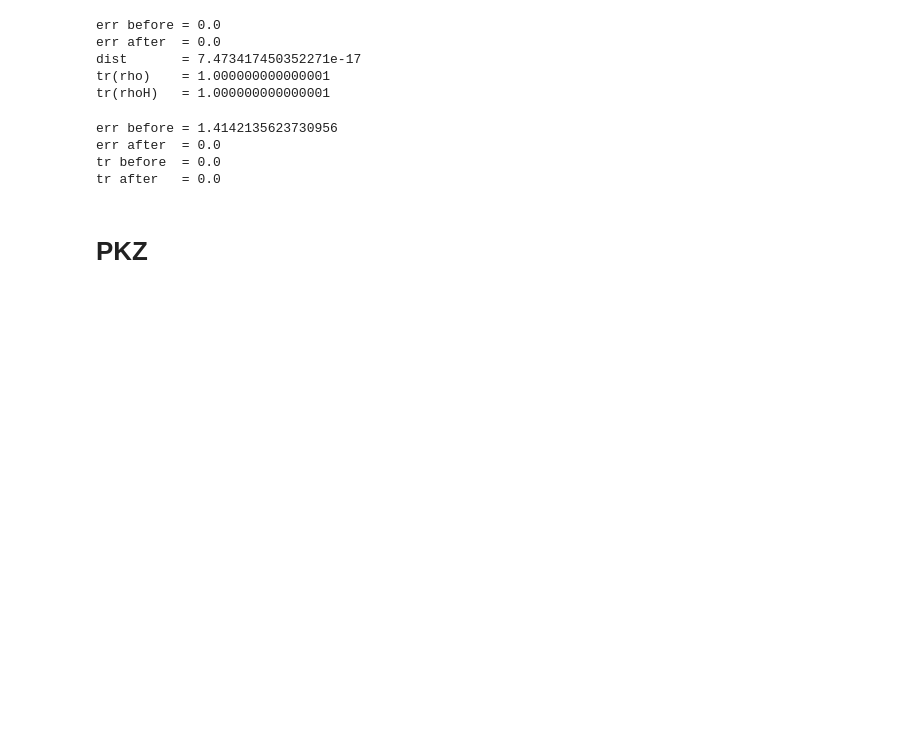
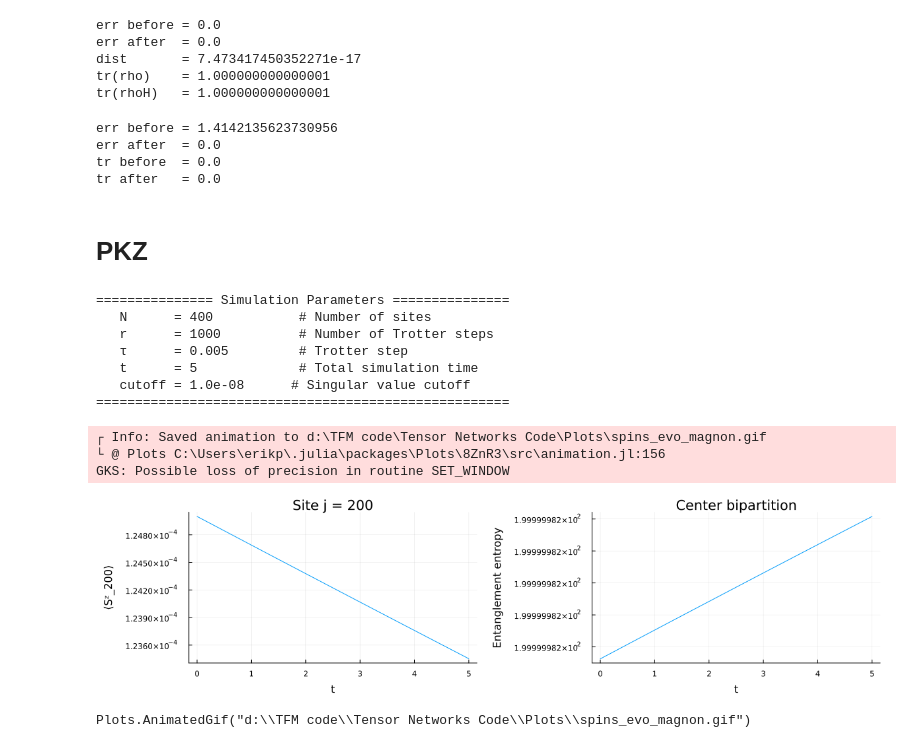
Before and after one commit to eriknbd/Tensor-Network-Heisenberg-time-evolution, a Jupyter notebook: Mixed MPO.ipynb, the cells around one changed output. Saved outputs shown, nothing was run; the diff lists cells and outputs as text; code cells hidden in the pictures; blank space fills up the shorter version.

Commit message:
Add KPZ scaling analysis and optimize purified MPS evolution

```diff
--- a/Mixed MPO.ipynb
+++ b/Mixed MPO.ipynb
@@ -198,3 +156,35 @@ tr before  = 0.0
 tr after   = 0.0
 # %% [markdown]
 # PKZ
+# %%
+# =============== Initial Mixed State ============== #
+N = 400
+μ = 0.0005
+ρ0, sites = initial_rho_mu(N, μ; normalize=true, conserve_qns=true)
+_normalize!(ρ0)
+
+# ============== State Evolution ============= #
+t = 5.0 # total time of the Evolution
+rv   = [1000]
+h = [nothing] # h vector
+All_evos_KPZ = Diff_trotter_r(sites, ρ0,  t,  rv; h = h, per = false,
+                                cutoff = 1e-8, doprint = true, showprogress = true,
+                                hermitianize = true, normalize_every = 33)
+
+# ============ Plots & Animations ============ #
+tau = t/rv[end]
+complete_plots(N, t, tau, All_evos_KPZ)
+nothing
+# %% [output]
+=============== Simulation Parameters ===============
+   N      = 400           # Number of sites
+   r      = 1000          # Number of Trotter steps
+   τ      = 0.005         # Trotter step
+   t      = 5             # Total simulation time
+   cutoff = 1.0e-08      # Singular value cutoff
+=====================================================
+┌ Info: Saved animation to d:\TFM code\Tensor Networks Code\Plots\spins_evo_magnon.gif
+└ @ Plots C:\Users\erikp\.julia\packages\Plots\8ZnR3\src\animation.jl:156
+GKS: Possible loss of precision in routine SET_WINDOW
+[figure, new version]
+Plots.AnimatedGif("d:\\TFM code\\Tensor Networks Code\\Plots\\spins_evo_magnon.gif")
```
Also changed, not shown: parts of 6 cells of this notebook, 10 other files.
